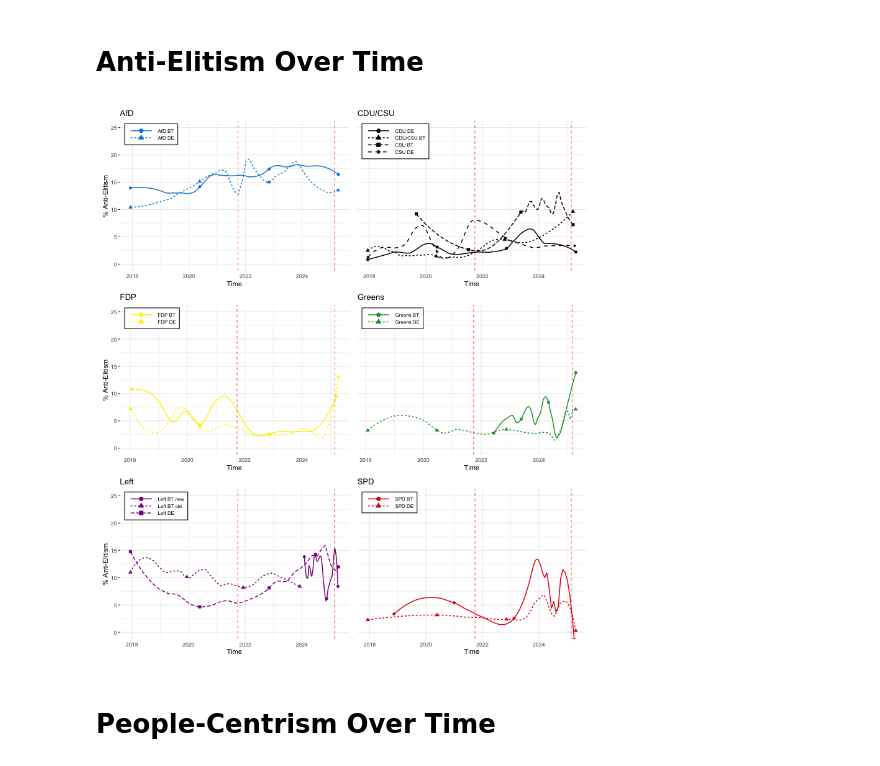
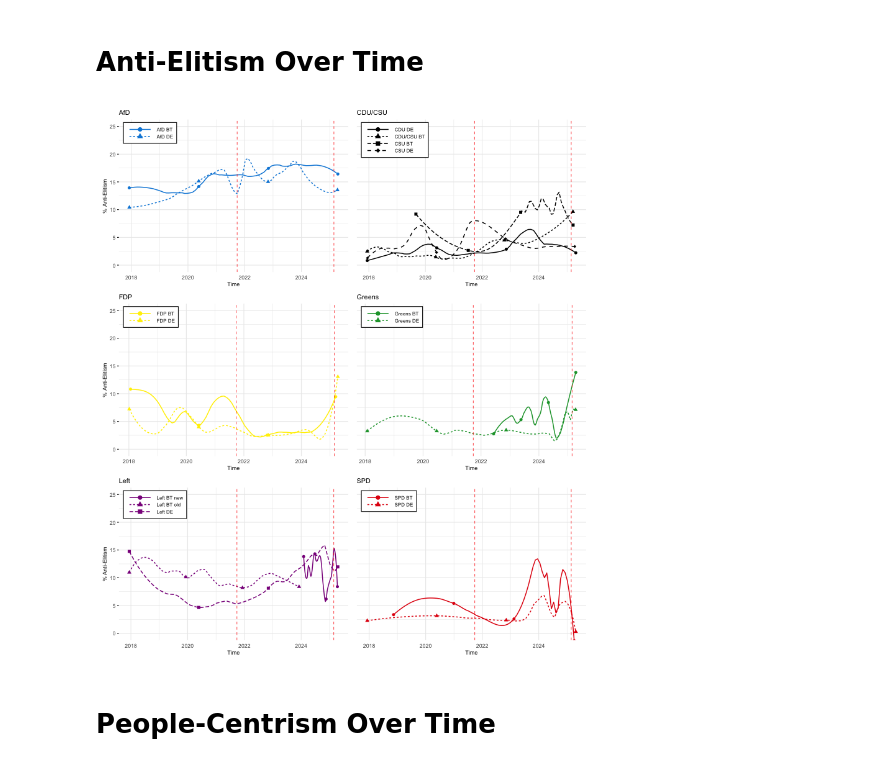
Before and after one commit to luerhard/anti-elitism-gets-views, a Jupyter notebook: pipeline/05-basic_descriptives.ipynb, the cells around one changed output. Cells and saved outputs as stored; diff of their text form; code cells hidden in the pictures.

```diff
--- a/pipeline/05-basic_descriptives.ipynb
+++ b/pipeline/05-basic_descriptives.ipynb
@@ -330,35 +330,37 @@ for(i in seq_along(parties)) {
     geom_vline(xintercept = election_dates, color = "red", linetype = "dashed", alpha = 0.7) +
     coord_cartesian(ylim = c(0, 25)) +
     labs(
         title = p,
         y = if(is_right_column) NULL else "% Anti-Elitism",
         x = "Time") +
     theme_minimal() +
     theme(
       legend.position = c(0.02, 0.98),  # Top-left corner
       legend.justification = c(0, 1),
       legend.background = element_rect(fill = "white"),
       legend.title = element_blank(),
       legend.text = element_text(size = 8),
       legend.key.size = unit(0.4, "cm"),
       legend.key.width = unit(1.5, "cm"),
       axis.text.y = if(is_right_column) element_blank() else element_text(),
-      axis.ticks.y = if(is_right_column) element_blank() else element_line()
+      axis.ticks.y = if(is_right_column) element_blank() else element_line(),
+      title = element_text(size = 9)
+
     ) +
     guides(
         shape = guide_legend(override.aes = list(size = 3)),
     )
 }
 
 # Combine plots
 plot <- wrap_plots(plots, ncol = 2)
 
 path <- here("reports", "figures", "elite_over_time.svg")
 if (file.exists(path)) file.remove(path)
 ggsave(path, plot, width = PLOT_WIDTH, height = PLOT_HEIGHT)
 plot
 # %% [output]
-[figure, old version]
+[figure, new version]
 # %% [markdown]
 # People-Centrism Over Time
 # %%
```
Also changed, not shown: parts of 1 cell of this notebook, 1 other file.
